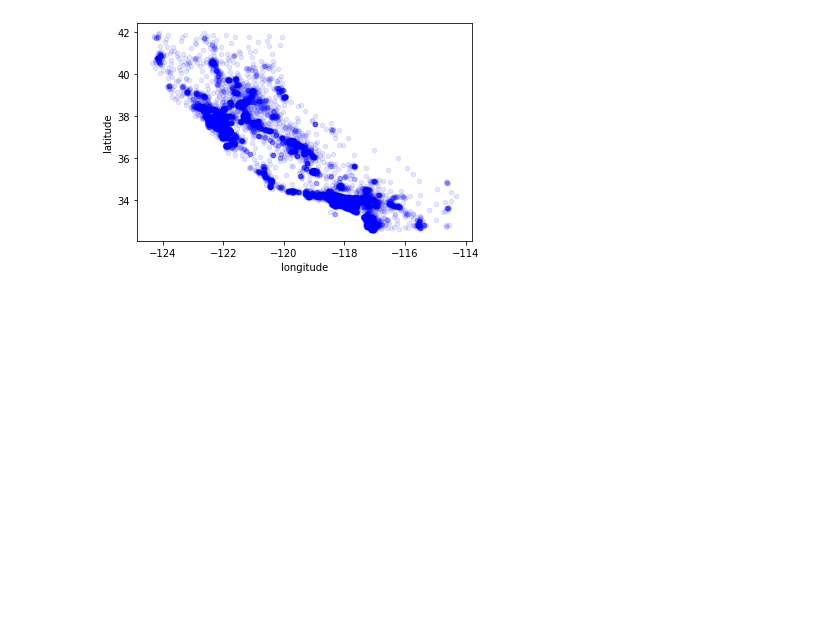
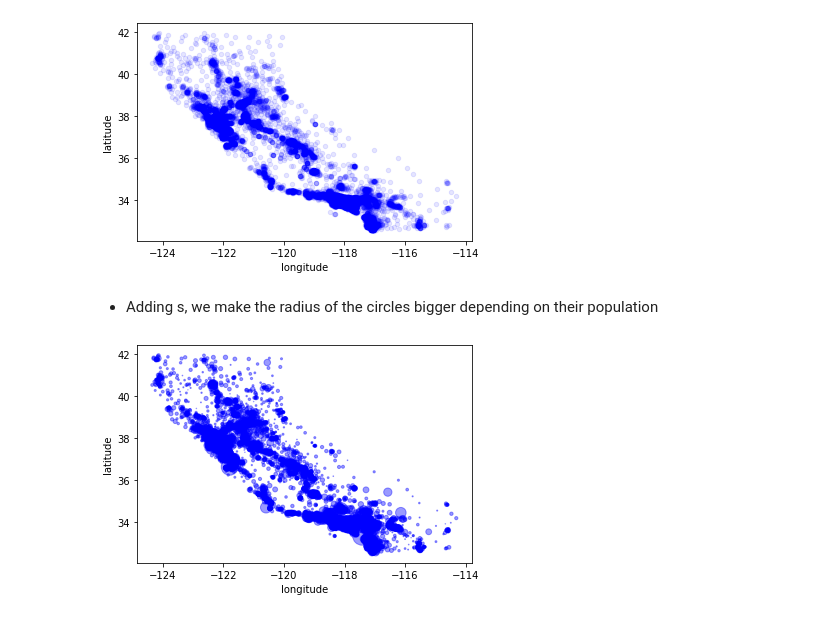
Before and after one commit to ItamarRocha/Machine-Learning-and-Data-Analysis, a Jupyter notebook: ML_practice/books/Hands On ML with scikit and TF - Aurelien Geron/chapter2/Housing.ipynb, the cells around one changed output. Saved outputs shown, nothing was run; the diff lists cells and outputs as text; code cells hidden in the pictures; blank space fills up the shorter version.

```diff
--- a/ML_practice/books/Hands On ML with scikit and TF - Aurelien Geron/chapter2/Housing.ipynb
+++ b/ML_practice/books/Hands On ML with scikit and TF - Aurelien Geron/chapter2/Housing.ipynb
@@ -238,3 +238,9 @@ mplleaflet.show()
 housing.plot(kind="scatter", x="longitude", y="latitude", color = 'blue', alpha = 0.1);
 # %% [output]
 [figure]
+# %% [markdown]
+* Adding s, we make the radius of the circles bigger depending on their population
+# %%
+housing.plot(kind="scatter", x="longitude", y="latitude", color = 'blue', alpha = 0.4, s=housing["population"]/100);
+# %% [output]
+[figure, added]
```
Also changed, not shown: parts of 57 cells of this notebook, 1 other file.
